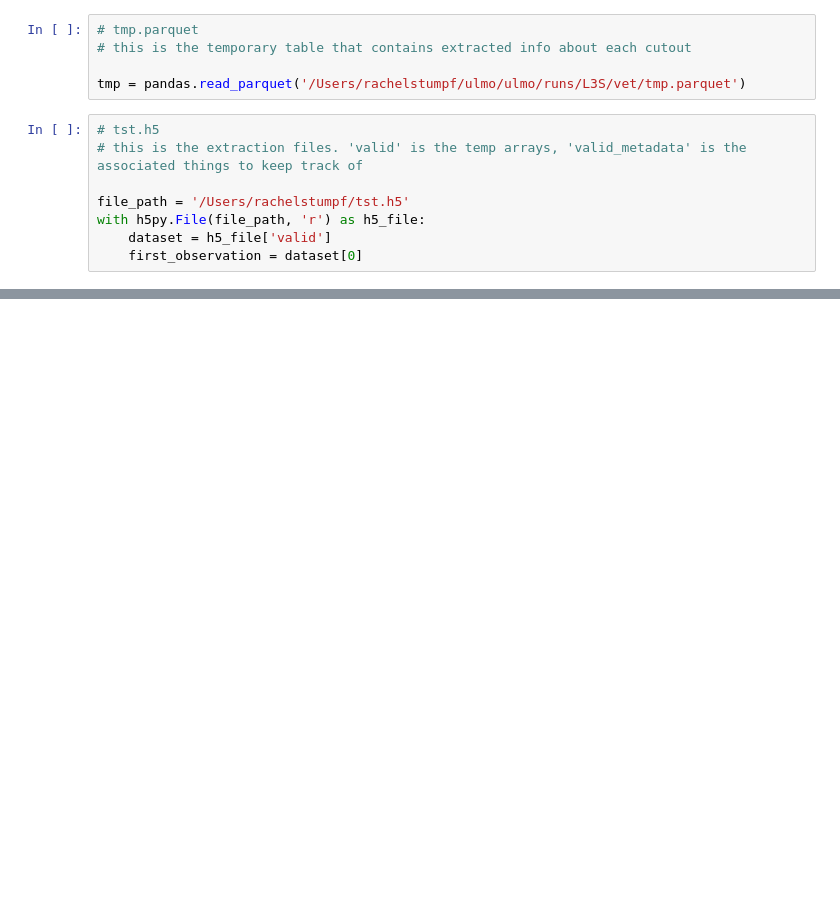
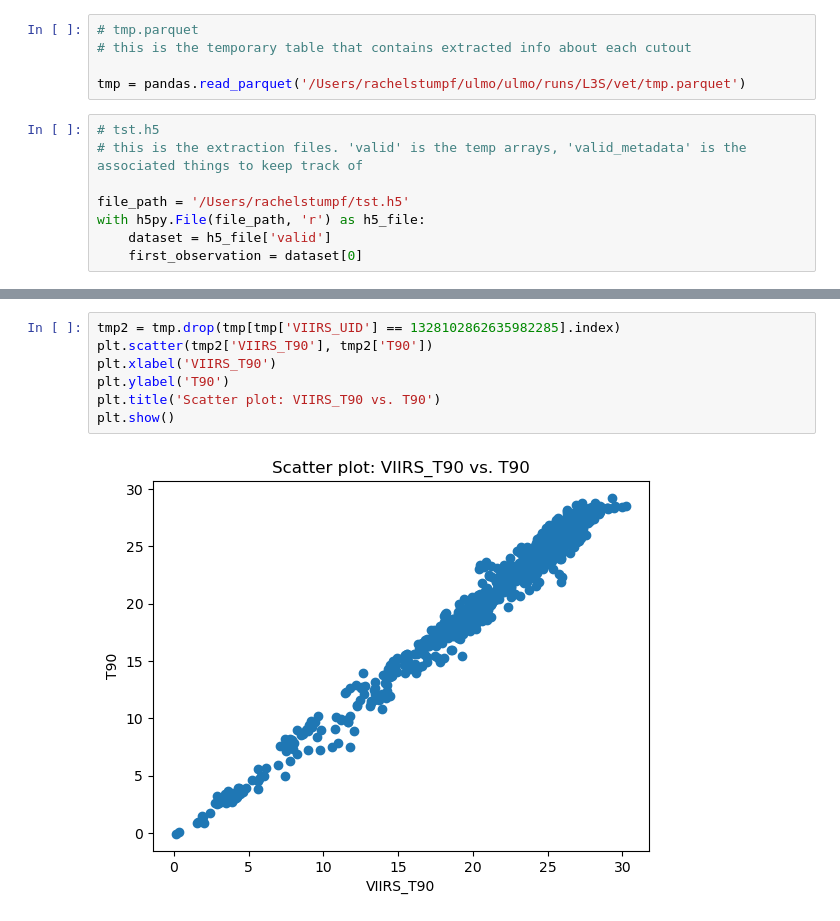
Before and after one commit to AI-for-Ocean-Science/ulmo, a Jupyter notebook: ulmo/sst_l3s/examining_extraction_tbls.ipynb, the cells around one changed output, grey strips where cells are left out. Cells and saved outputs as stored; diff of their text form; blank space fills up the shorter version.

```diff
--- a/ulmo/sst_l3s/examining_extraction_tbls.ipynb
+++ b/ulmo/sst_l3s/examining_extraction_tbls.ipynb
@@ -184,0 +280,9 @@ selected_rows
+# %%
+tmp2 = tmp.drop(tmp[tmp['VIIRS_UID'] == 1328102862635982285].index)
+plt.scatter(tmp2['VIIRS_T90'], tmp2['T90'])
+plt.xlabel('VIIRS_T90')
+plt.ylabel('T90')
+plt.title('Scatter plot: VIIRS_T90 vs. T90')
+plt.show()
+# %% [output]
+[figure, added]
```
Also changed, not shown: parts of 33 cells of this notebook.
